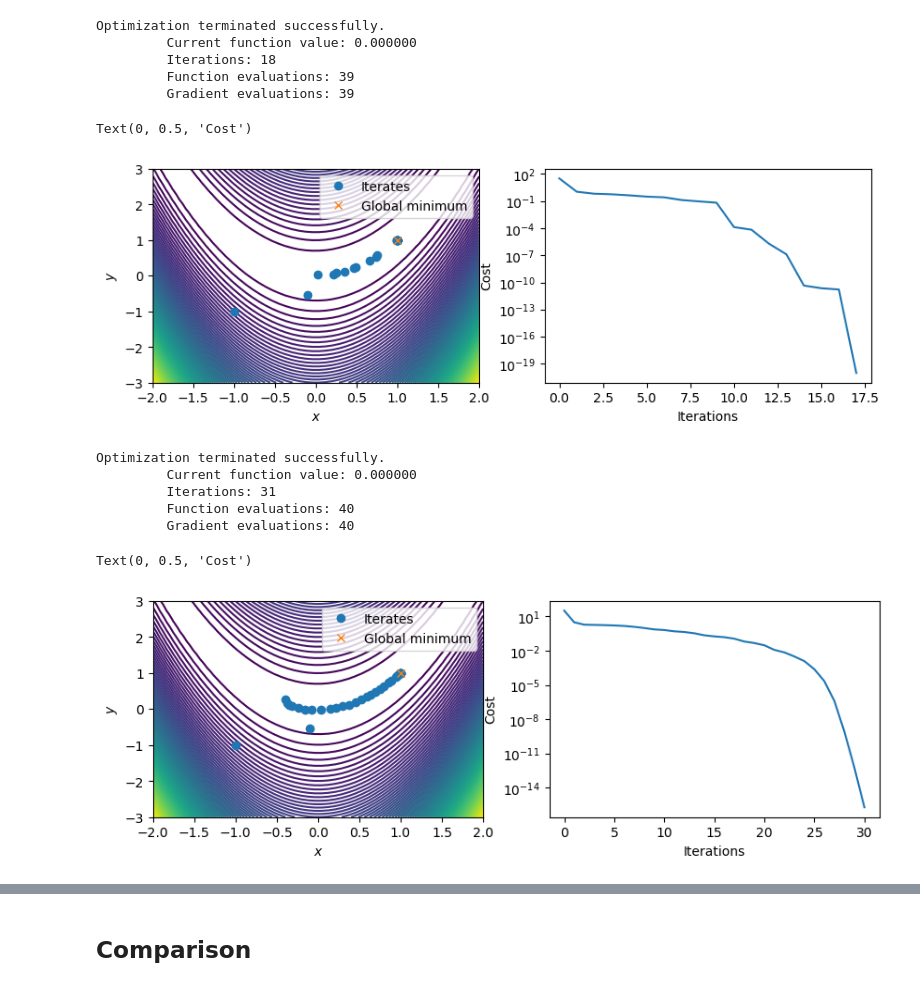
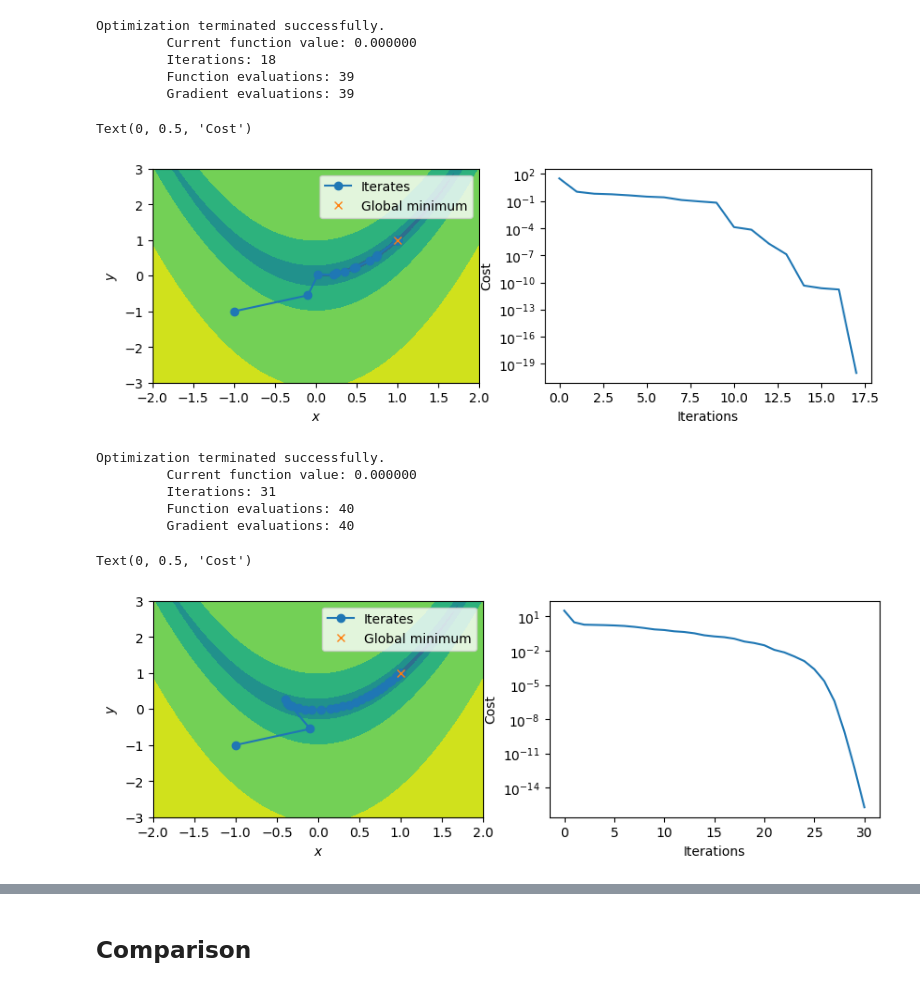
Before and after one commit to csskene/NFFDy_lectures_2024, a Jupyter notebook: Lecture_1_into_to_optimisation.ipynb, the cells around one changed output, grey strips where cells are left out. Cells and saved outputs as stored; diff of their text form; code cells hidden in the pictures.

```diff
--- a/Lecture_1_into_to_optimisation.ipynb
+++ b/Lecture_1_into_to_optimisation.ipynb
@@ -17,7 +18,7 @@ from matplotlib import pyplot as plt
 def Rossenbrock(x, a=1, b=100):
     return (a - x[0])**2 + b*(x[1] - x[0]**2)**2
 # %%
-xx = np.linspace(-2, 2, 50)
-yy =  np.linspace(-3, 3, 50)
+xx = np.linspace(-2, 2, 100)
+yy =  np.linspace(-3, 3, 100)
 Rossenbrock_array = np.array([[Rossenbrock([x, y]) for x in xx] for y in yy])
 # %%
@@ -87,8 +88,8 @@ Optimization terminated successfully.
 # %%
 allvecs = np.array(sol_CG.allvecs)
 fig, ax = plt.subplots(1, 2, figsize=(10, 3))
-ax[0].contour(xx, yy, Rossenbrock_array, 100)
-ax[0].plot(allvecs[:,0], allvecs[:,1],'o', label=r'Iterates')
+ax[0].contourf(xx, yy, Rossenbrock_array,locator=ticker.LogLocator())
+ax[0].plot(allvecs[:,0], allvecs[:,1],'-o', label=r'Iterates')
 ax[0].plot(1, 1,'x', label=r'Global minimum')
 ax[0].legend()
 ax[0].set_xlabel(r'$x$')
@@ -98,7 +99,7 @@ ax[1].set_xlabel(r'Iterations')
 ax[1].set_ylabel(r'Cost')
 # %% [output]
 Text(0, 0.5, 'Cost')
-[figure, old version]
+[figure, new version]
 # %%
 fun_BFGS = []
 callback = lambda intermediate_result: fun_BFGS.append(intermediate_result['fun'])
@@ -112,18 +113,18 @@ Optimization terminated successfully.
 # %%
 allvecs = np.array(sol_BFGS.allvecs)
 fig, ax = plt.subplots(1, 2, figsize=(10, 3))
-ax[0].contour(xx, yy, Rossenbrock_array, 100)
-ax[0].plot(allvecs[:,0], allvecs[:,1],'o', label=r'Iterates')
+ax[0].contourf(xx, yy, Rossenbrock_array,locator=ticker.LogLocator())
+ax[0].plot(allvecs[:,0], allvecs[:,1],'-o', label=r'Iterates')
 ax[0].plot(1, 1,'x', label=r'Global minimum')
 ax[0].legend()
 ax[0].set_xlabel(r'$x$')
 ax[0].set_ylabel(r'$y$')
 ax[1].semilogy(fun_BFGS)
 ax[1].set_xlabel(r'Iterations')
 ax[1].set_ylabel(r'Cost')
 # %% [output]
 Text(0, 0.5, 'Cost')
-[figure, old version]
+[figure, new version]
 # %%
 fun_LBFGS = []
 allvecs = [[-1, -1]]
```
Also changed, not shown: parts of 16 cells of this notebook.
